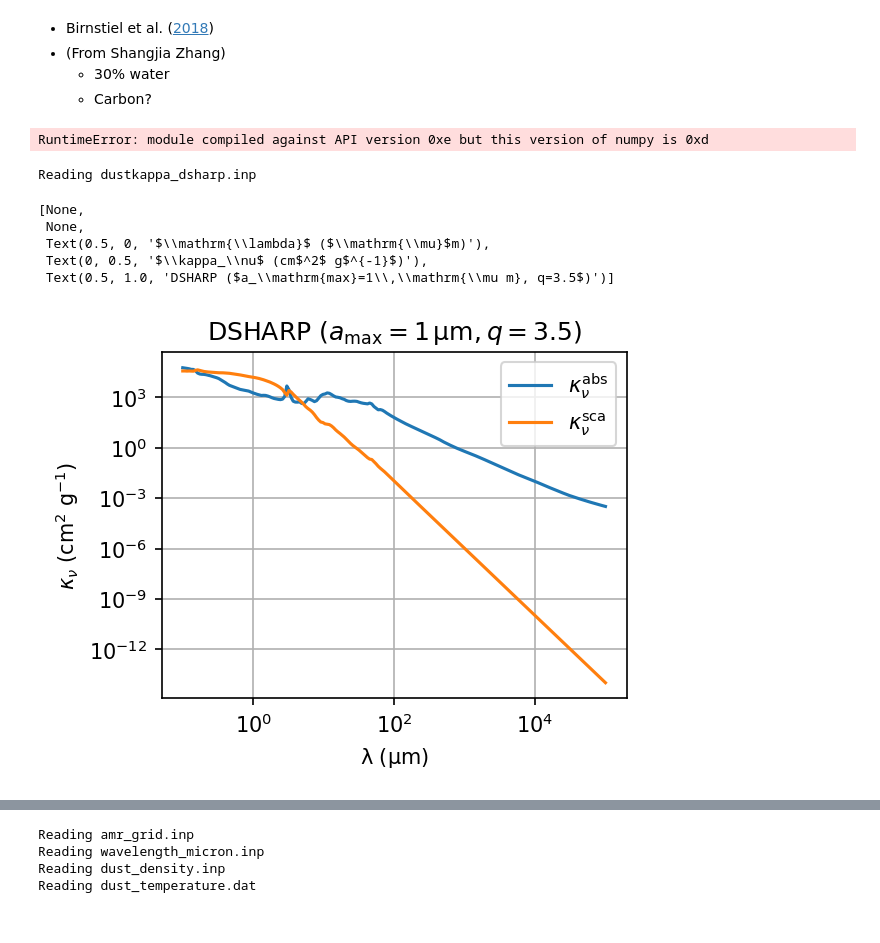
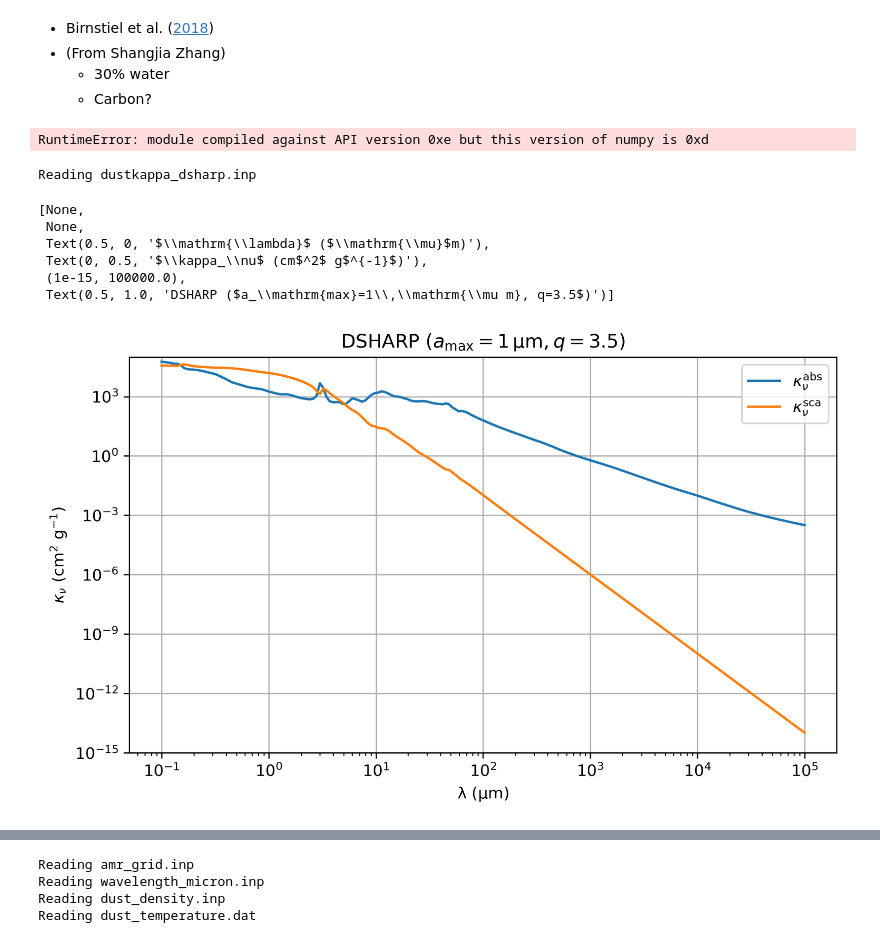
Before and after one commit to sabaronett/rad-hydro, a Jupyter notebook: radmc3d/dsharp_abs-sca/DSHARPAbsSca.ipynb, the cells around one changed output, grey strips where cells are left out. Saved outputs shown, nothing was run; the diff lists cells and outputs as text; code cells hidden in the pictures.

```diff
--- a/radmc3d/dsharp_abs-sca/DSHARPAbsSca.ipynb
+++ b/radmc3d/dsharp_abs-sca/DSHARPAbsSca.ipynb
@@ -159,33 +159,34 @@ ax.tick_params(axis='both', which='both', right=True)
 # %%
 #===============================================================================
 import matplotlib.pyplot as plt
 import numpy as np
 from radmc3dPy import analyze # execute cell twice
 from radmc3dPy.natconst import *
 
 # Plot absorption coefficient as a function of wavelength
 opac   = analyze.readOpac(ext=['dsharp']) #https://www.ita.uni-heidelberg.de/~dullemond/software/radmc-3d/manual_rmcpy/radmc3dPy.html?highlight=radmc3ddustopac#radmc3dPy.dustopac.radmc3dDustOpac
-figsize = (4, 3)
-# figsize = (8, 4.5)
-fig, ax = plt.subplots(figsize=figsize, dpi=150)
+# figsize = (4, 3)
+figsize = (8, 4.5)
+fig, ax = plt.subplots(figsize=figsize, dpi=300)
 
 ax.plot(opac.wav[0], opac.kabs[0], label=r'$\kappa_\nu^\mathrm{abs}$')
 ax.plot(opac.wav[0], opac.ksca[0], label=r'$\kappa_\nu^\mathrm{sca}$')
 ax.grid()
 ax.legend()
 ax.minorticks_on()
 ax.set(xscale='log', yscale='log', xlabel=r'$\mathrm{\lambda}$ ($\mathrm{\mu}$m)',
-       ylabel=r'$\kappa_\nu$ (cm$^2$ g$^{-1}$)',
+       ylabel=r'$\kappa_\nu$ (cm$^2$ g$^{-1}$)', ylim=(1e-15, 1e5),
        title=r'DSHARP ($a_\mathrm{max}=1\,\mathrm{\mu m}, q=3.5$)')
 # %% [output]
 RuntimeError: module compiled against API version 0xe but this version of numpy is 0xd
 Reading dustkappa_dsharp.inp
 [None,
  None,
  Text(0.5, 0, '$\\mathrm{\\lambda}$ ($\\mathrm{\\mu}$m)'),
  Text(0, 0.5, '$\\kappa_\\nu$ (cm$^2$ g$^{-1}$)'),
+ (1e-15, 100000.0),
  Text(0.5, 1.0, 'DSHARP ($a_\\mathrm{max}=1\\,\\mathrm{\\mu m}, q=3.5$)')]
-[figure, old version]
+[figure, new version]
 # %%
 #===============================================================================
 import matplotlib.pyplot as plt
```
Also changed, not shown: parts of 2 cells of this notebook, 4 other files.
